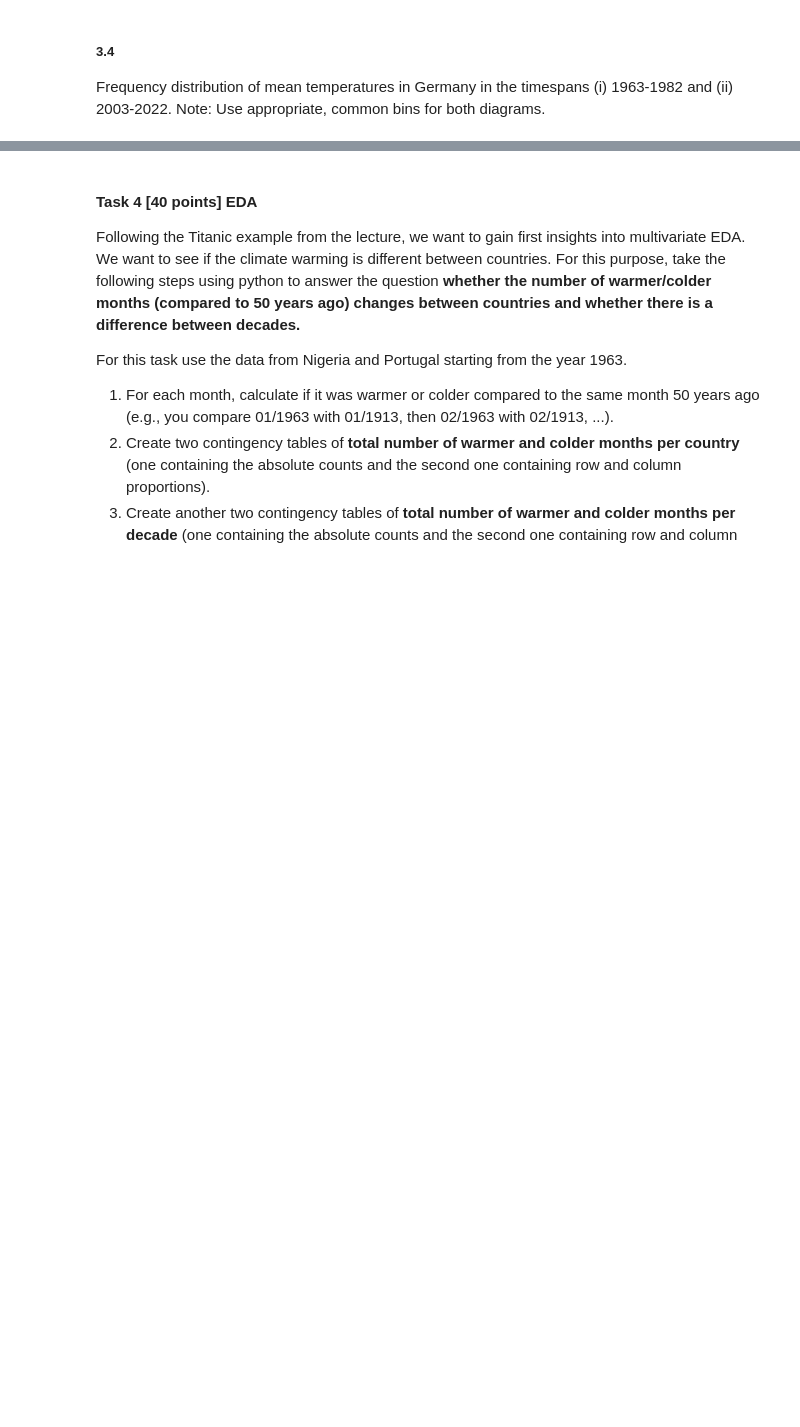
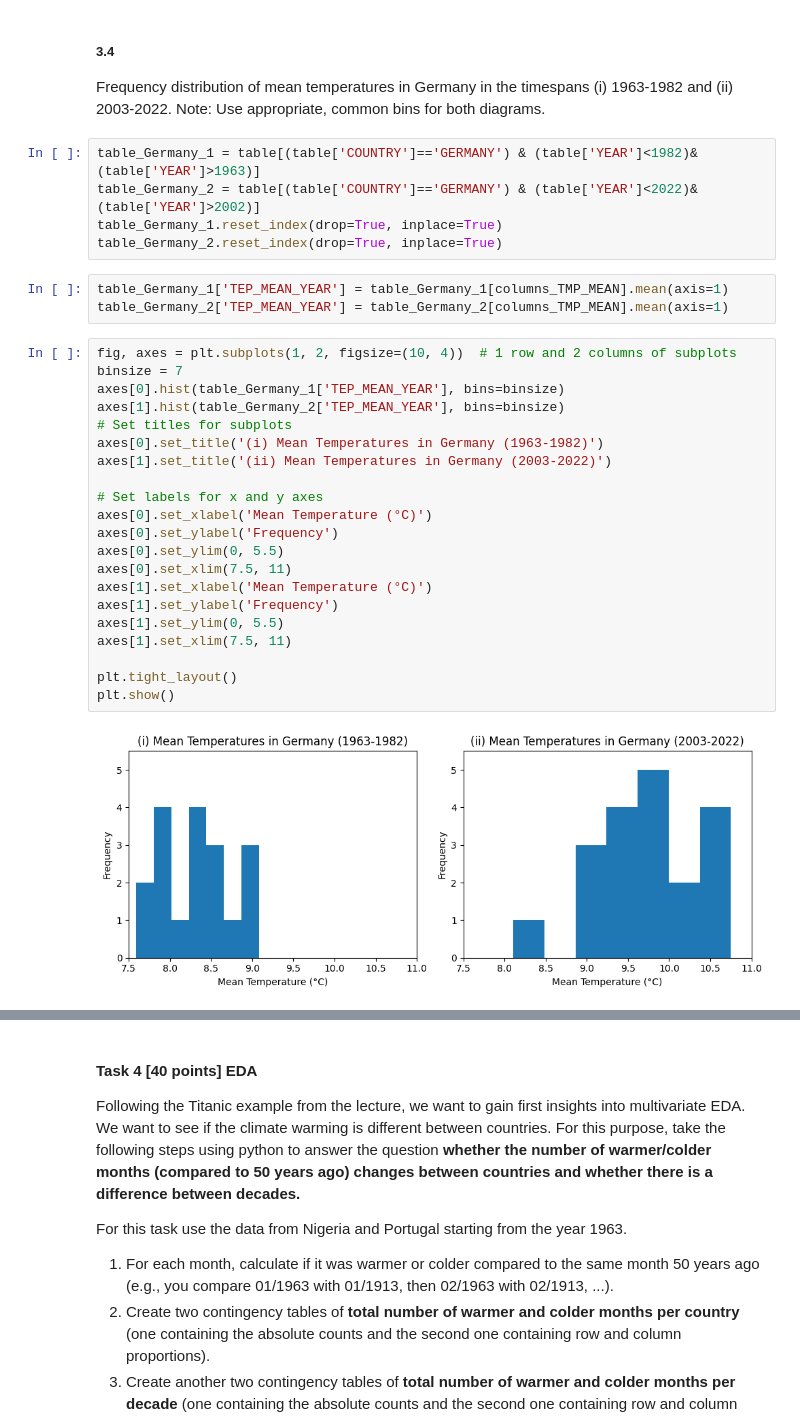
Before and after one commit to CallMeL/ResearchMethod, a Jupyter notebook: RM_A02_Group.ipynb, the cells around one changed output, grey strips where cells are left out. Saved outputs shown, nothing was run; the diff lists cells and outputs as text; blank space fills up the shorter version.

```diff
--- a/RM_A02_Group.ipynb
+++ b/RM_A02_Group.ipynb
@@ -300,3 +321,34 @@ table_china['PRECIP_ALL_YEAR'] = table_china[columns_PRECIP].sum(axis=1)
 ##### 3.4
 Frequency distribution of mean temperatures in Germany in the timespans (i) 1963-1982 and (ii) 2003-2022.
 Note: Use appropriate, common bins for both diagrams.
+# %%
+table_Germany_1 = table[(table['COUNTRY']=='GERMANY') & (table['YEAR']<1982)& (table['YEAR']>1963)]
+table_Germany_2 = table[(table['COUNTRY']=='GERMANY') & (table['YEAR']<2022)& (table['YEAR']>2002)]
+table_Germany_1.reset_index(drop=True, inplace=True)
+table_Germany_2.reset_index(drop=True, inplace=True)
+# %%
+table_Germany_1['TEP_MEAN_YEAR'] = table_Germany_1[columns_TMP_MEAN].mean(axis=1)
+table_Germany_2['TEP_MEAN_YEAR'] = table_Germany_2[columns_TMP_MEAN].mean(axis=1)
+# %%
+fig, axes = plt.subplots(1, 2, figsize=(10, 4))  # 1 row and 2 columns of subplots
+binsize = 7
+axes[0].hist(table_Germany_1['TEP_MEAN_YEAR'], bins=binsize)
+axes[1].hist(table_Germany_2['TEP_MEAN_YEAR'], bins=binsize)
+# Set titles for subplots
+axes[0].set_title('(i) Mean Temperatures in Germany (1963-1982)')
+axes[1].set_title('(ii) Mean Temperatures in Germany (2003-2022)')
+
+# Set labels for x and y axes
+axes[0].set_xlabel('Mean Temperature (°C)')
+axes[0].set_ylabel('Frequency')
+axes[0].set_ylim(0, 5.5)
+axes[0].set_xlim(7.5, 11)
+axes[1].set_xlabel('Mean Temperature (°C)')
+axes[1].set_ylabel('Frequency')
+axes[1].set_ylim(0, 5.5)
+axes[1].set_xlim(7.5, 11)
+
+plt.tight_layout()
+plt.show()
+# %% [output]
+[figure, added]
```
Also changed, not shown: parts of 7 cells of this notebook.
